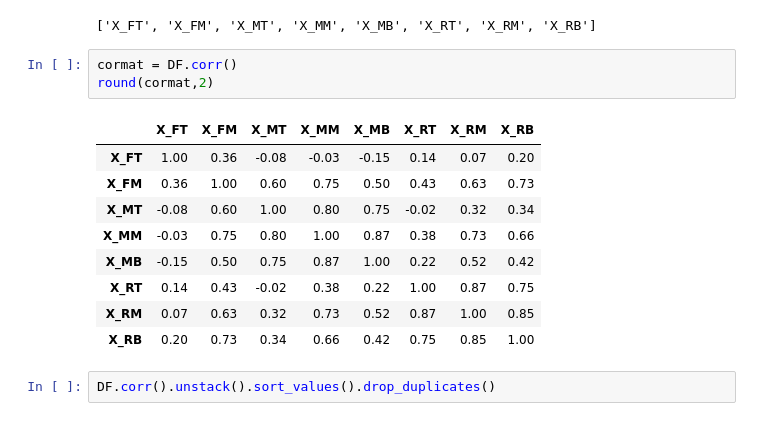
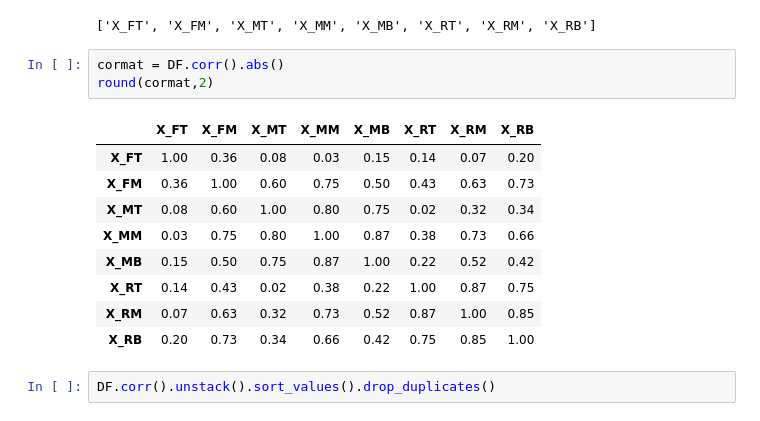
Before and after one commit to ayanoglu/Sensor-Network-Prediction-Models, a Jupyter notebook: ColdChainTransportation_Time_Series_Prediction_For_Sensor_Networks_Prediction_based_on_number_of_sensors.ipynb, the cells around one changed output. Drawn from its saved outputs; the diff is of its cells as text.

```diff
--- a/ColdChainTransportation_Time_Series_Prediction_For_Sensor_Networks_Prediction_based_on_number_of_sensors.ipynb
+++ b/ColdChainTransportation_Time_Series_Prediction_For_Sensor_Networks_Prediction_based_on_number_of_sensors.ipynb
@@ -176,16 +176,16 @@ list(DF.columns)
 # %% [output]
 ['X_FT', 'X_FM', 'X_MT', 'X_MM', 'X_MB', 'X_RT', 'X_RM', 'X_RB']
 # %%
-cormat = DF.corr()
+cormat = DF.corr().abs()
 round(cormat,2)
 # %% [output]
 |  | X_FT | X_FM | X_MT | X_MM | X_MB | X_RT | X_RM | X_RB |
-| X_FT | 1.00 | 0.36 | -0.08 | -0.03 | -0.15 | 0.14 | 0.07 | 0.20 |
+| X_FT | 1.00 | 0.36 | 0.08 | 0.03 | 0.15 | 0.14 | 0.07 | 0.20 |
 | X_FM | 0.36 | 1.00 | 0.60 | 0.75 | 0.50 | 0.43 | 0.63 | 0.73 |
-| X_MT | -0.08 | 0.60 | 1.00 | 0.80 | 0.75 | -0.02 | 0.32 | 0.34 |
-| X_MM | -0.03 | 0.75 | 0.80 | 1.00 | 0.87 | 0.38 | 0.73 | 0.66 |
-| X_MB | -0.15 | 0.50 | 0.75 | 0.87 | 1.00 | 0.22 | 0.52 | 0.42 |
-| X_RT | 0.14 | 0.43 | -0.02 | 0.38 | 0.22 | 1.00 | 0.87 | 0.75 |
+| X_MT | 0.08 | 0.60 | 1.00 | 0.80 | 0.75 | 0.02 | 0.32 | 0.34 |
+| X_MM | 0.03 | 0.75 | 0.80 | 1.00 | 0.87 | 0.38 | 0.73 | 0.66 |
+| X_MB | 0.15 | 0.50 | 0.75 | 0.87 | 1.00 | 0.22 | 0.52 | 0.42 |
+| X_RT | 0.14 | 0.43 | 0.02 | 0.38 | 0.22 | 1.00 | 0.87 | 0.75 |
 | X_RM | 0.07 | 0.63 | 0.32 | 0.73 | 0.52 | 0.87 | 1.00 | 0.85 |
 | X_RB | 0.20 | 0.73 | 0.34 | 0.66 | 0.42 | 0.75 | 0.85 | 1.00 |
 # %%
```
Also changed, not shown: parts of 2 cells of this notebook.
